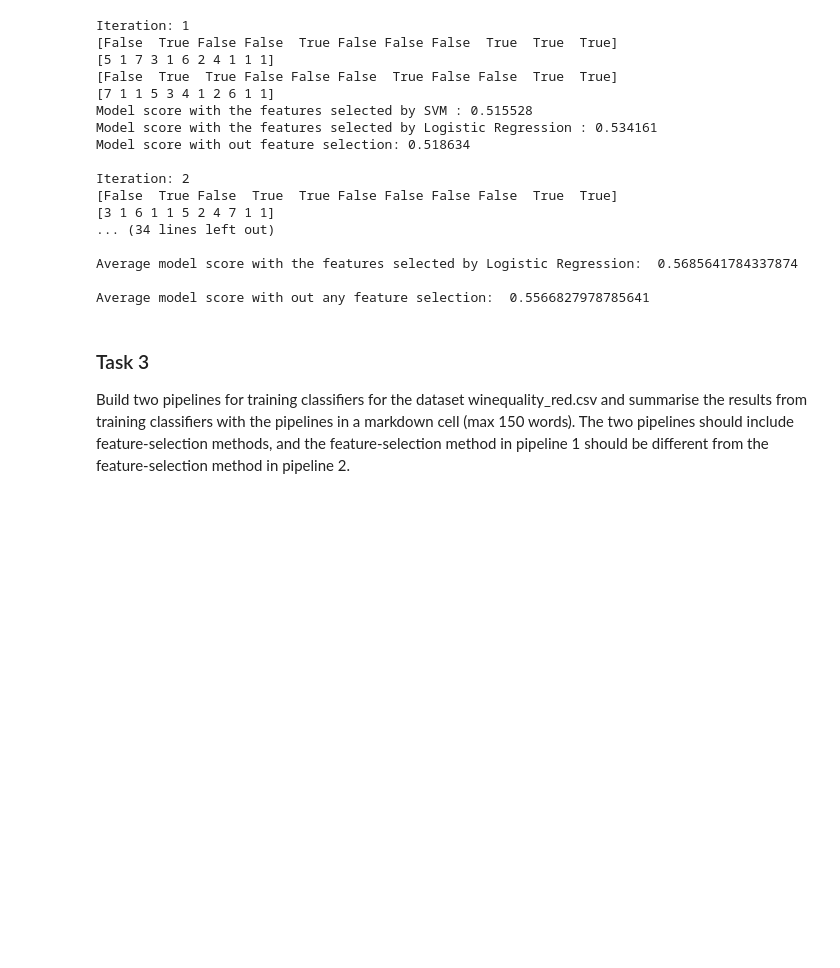
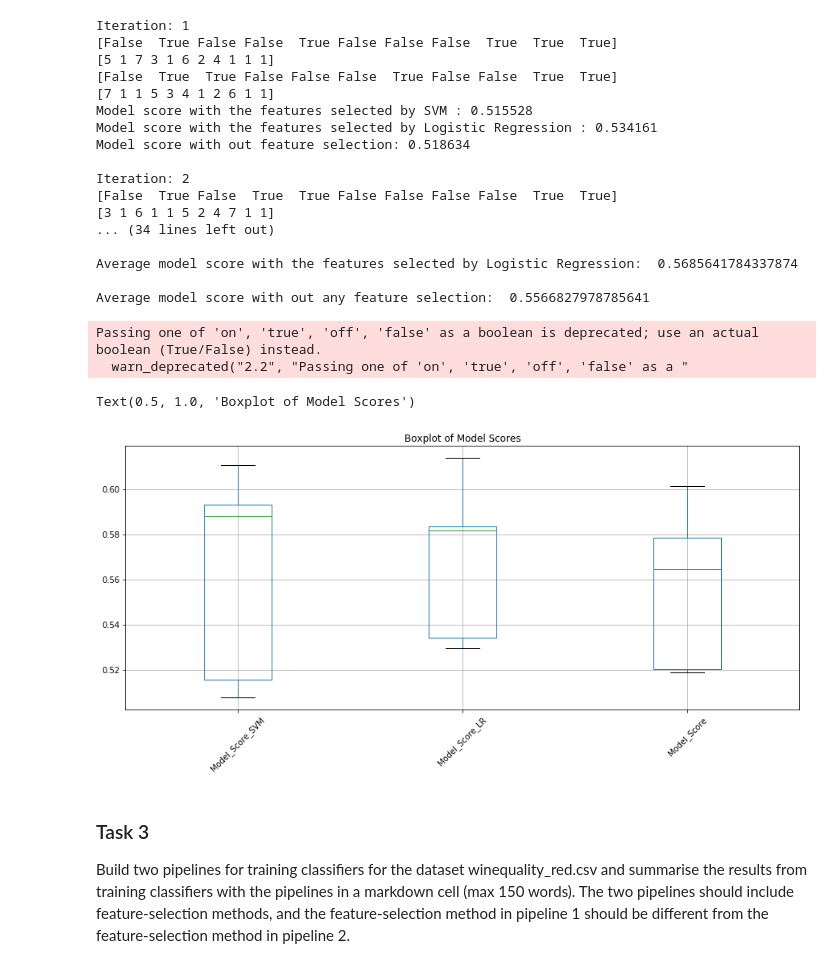
Before and after one commit to vipulpopat/MSCAI_Sem1_Etivity5, a Jupyter notebook: Etivity5-Feature Selection.ipynb, the cells around one changed output. Drawn from its saved outputs; the diff is of its cells as text; code cells hidden in the pictures; blank space fills up the shorter version.

Commit message:
Task 2 Box Plot update...

```diff
--- a/Etivity5-Feature Selection.ipynb
+++ b/Etivity5-Feature Selection.ipynb
@@ -281,6 +281,17 @@ Iteration: 2
 Average model score with the features selected by Logistic Regression:  0.5685641784337874
 
 Average model score with out any feature selection:  0.5566827978785641
+# %%
+combinedList =  list(zip(svm_score, lr_score, score))
+df = pd.DataFrame(combinedList, columns=['Model_Score_SVM', 'Model_Score_LR', 'Model_Score'])
+df.boxplot(column=['Model_Score_SVM', 'Model_Score_LR', 'Model_Score'], grid='True', rot=45, figsize=(15,6))
+
+plt.title("Boxplot of Model Scores")
+# %% [output]
+Passing one of 'on', 'true', 'off', 'false' as a boolean is deprecated; use an actual boolean (True/False) instead.
+  warn_deprecated("2.2", "Passing one of 'on', 'true', 'off', 'false' as a "
+Text(0.5, 1.0, 'Boxplot of Model Scores')
+[figure, added]
 # %% [markdown]
 ### Task 3
 
```
